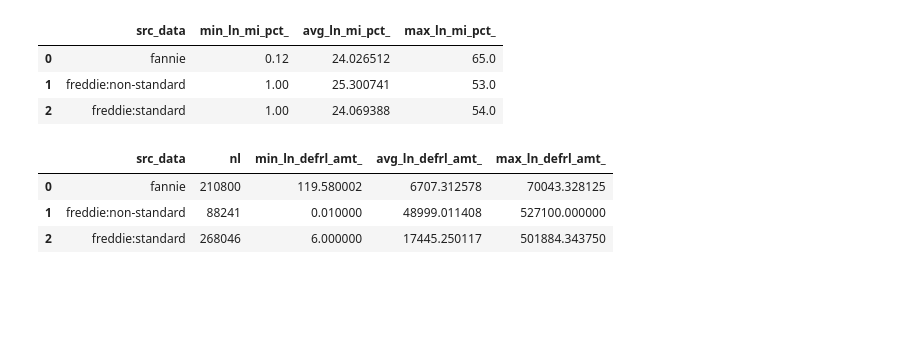
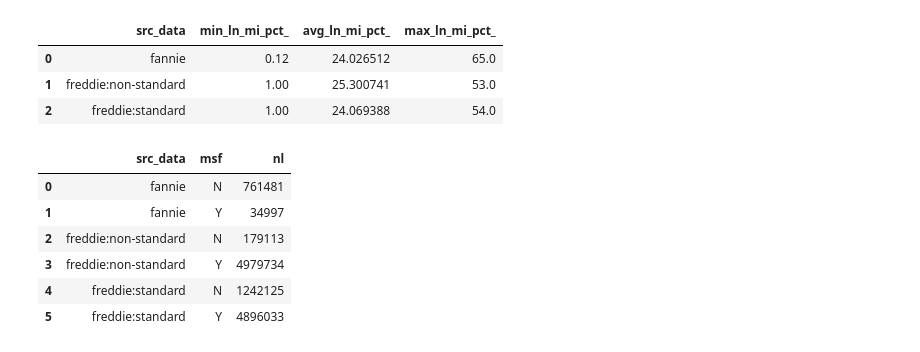
Before and after one commit to invertedv/mortgage_imports, a Jupyter notebook: checking.ipynb, the cells around one changed output. Saved outputs shown, nothing was run; the diff lists cells and outputs as text; code cells hidden in the pictures; blank space fills up the shorter version.

```diff
--- a/checking.ipynb
+++ b/checking.ipynb
@@ -433,3 +436,22 @@ df8c.head()
 |  | bap | nl |
 | 0 | 0 | 93877028 |
 | 1 | 1 | 159049 |
+# %%
+
+# loans with bap = F: first date distribution
+qry = \
+"""
+SELECT
+    src_data,
+    arrayElement(monthly.dt, indexOf(monthly.borr_asst_plan, 'F')) AS dt,
+    count(*) AS nl
+FROM
+    unified.frannie
+WHERE
+    has(monthly.borr_asst_plan, 'F')
+GROUP BY src_data, dt
+ORDER BY src_data, nl DESC
+"""
+
+df8d = chu.run_query(qry, client, return_df=True)
+df8d.head(n=1000)
@@ -1107,26 +1147,27 @@ dfx1.head(n=1000)
 # %%
 
 # ln_defrl_amt
 qry = \
 """
 SELECT
     src_data,
-    count(*) as nl,
-    min(ln_defrl_amt),
-    avg(ln_defrl_amt),
-    max(ln_defrl_amt)
+    m.mod_sticky_flg AS msf,
+    count(*) as nl
 FROM
-    unified.frannie
+    unified.frannie ARRAY JOIN monthly AS m
 WHERE
-    ln_defrl_amt > 0
-GROUP BY src_data
-ORDER BY src_data
+    m.defrl_amt > 0
+GROUP BY src_data, msf
+ORDER BY src_data, msf
 """
 
 dfx1 = chu.run_query(qry, client, return_df=True)
 dfx1.head(n=1000)
 # %% [output]
-|  | src_data | nl | min_ln_defrl_amt_ | avg_ln_defrl_amt_ | max_ln_defrl_amt_ |
-| 0 | fannie | 210800 | 119.580002 | 6707.312578 | 70043.328125 |
-| 1 | freddie:non-standard | 88241 | 0.010000 | 48999.011408 | 527100.000000 |
-| 2 | freddie:standard | 268046 | 6.000000 | 17445.250117 | 501884.343750 |
+|  | src_data | msf | nl |
+| 0 | fannie | N | 761481 |
+| 1 | fannie | Y | 34997 |
+| 2 | freddie:non-standard | N | 179113 |
+| 3 | freddie:non-standard | Y | 4979734 |
+| 4 | freddie:standard | N | 1242125 |
+| 5 | freddie:standard | Y | 4896033 |
```
Also changed, not shown: parts of 22 cells of this notebook, 2 other files.
